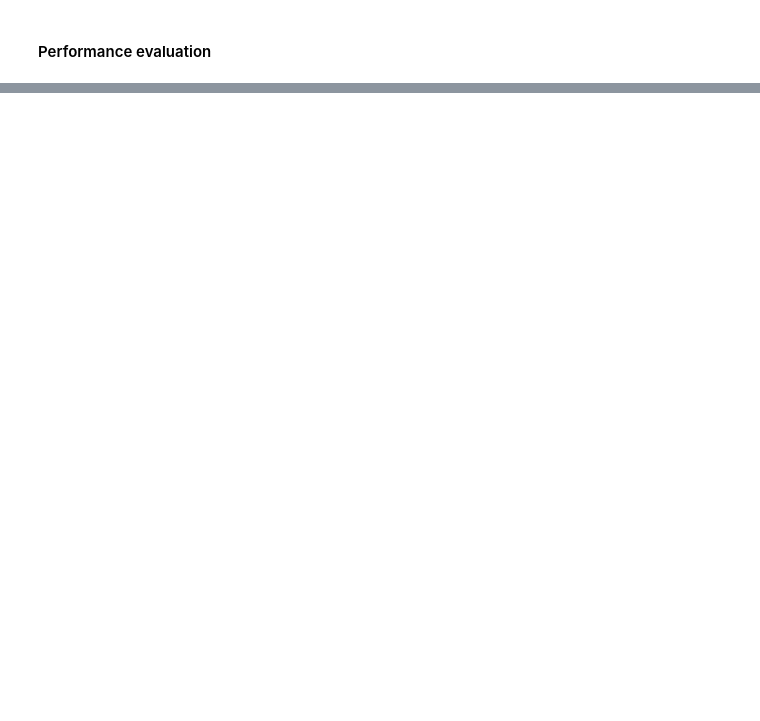
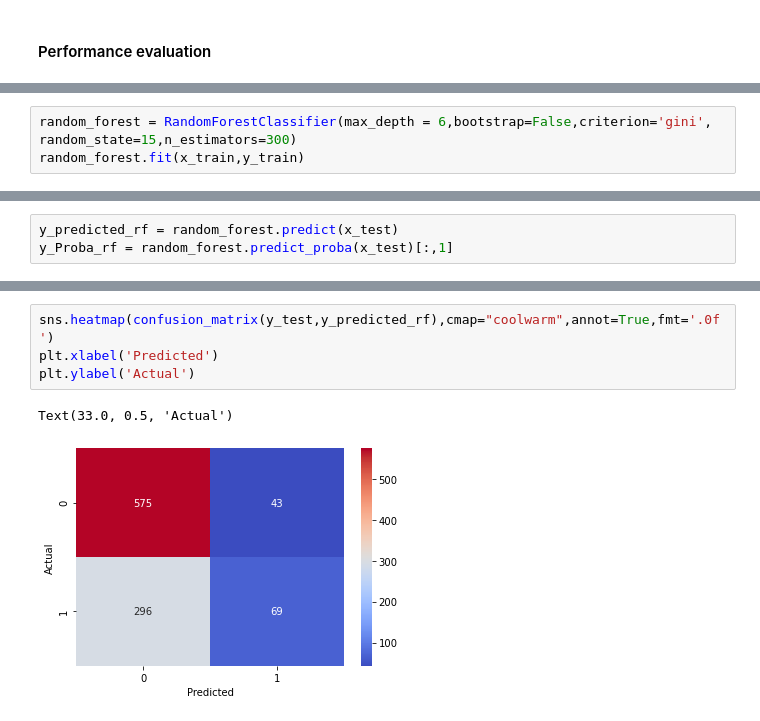
Before and after one commit to CKManoj012/Projects, a Jupyter notebook: Water Quality ( Drinking water Potability ).ipynb, the cells around one changed output, grey strips where cells are left out. Drawn from its saved outputs; the diff is of its cells as text; blank space fills up the shorter version.

```diff
--- a/Water Quality ( Drinking water Potability ).ipynb
+++ b/Water Quality ( Drinking water Potability ).ipynb
@@ -183,0 +226,3 @@ plt.show()
+# %%
+random_forest = RandomForestClassifier(max_depth = 6,bootstrap=False,criterion='gini', random_state=15,n_estimators=300)
+random_forest.fit(x_train,y_train)
@@ -183,0 +232,3 @@ plt.show()
+# %%
+y_predicted_rf = random_forest.predict(x_test)
+y_Proba_rf = random_forest.predict_proba(x_test)[:,1]
@@ -183,0 +258,7 @@ plt.show()
+# %%
+sns.heatmap(confusion_matrix(y_test,y_predicted_rf),cmap="coolwarm",annot=True,fmt='.0f')
+plt.xlabel('Predicted')
+plt.ylabel('Actual')
+# %% [output]
+Text(33.0, 0.5, 'Actual')
+[figure, added]
```
Also changed, not shown: parts of 76 cells of this notebook.
